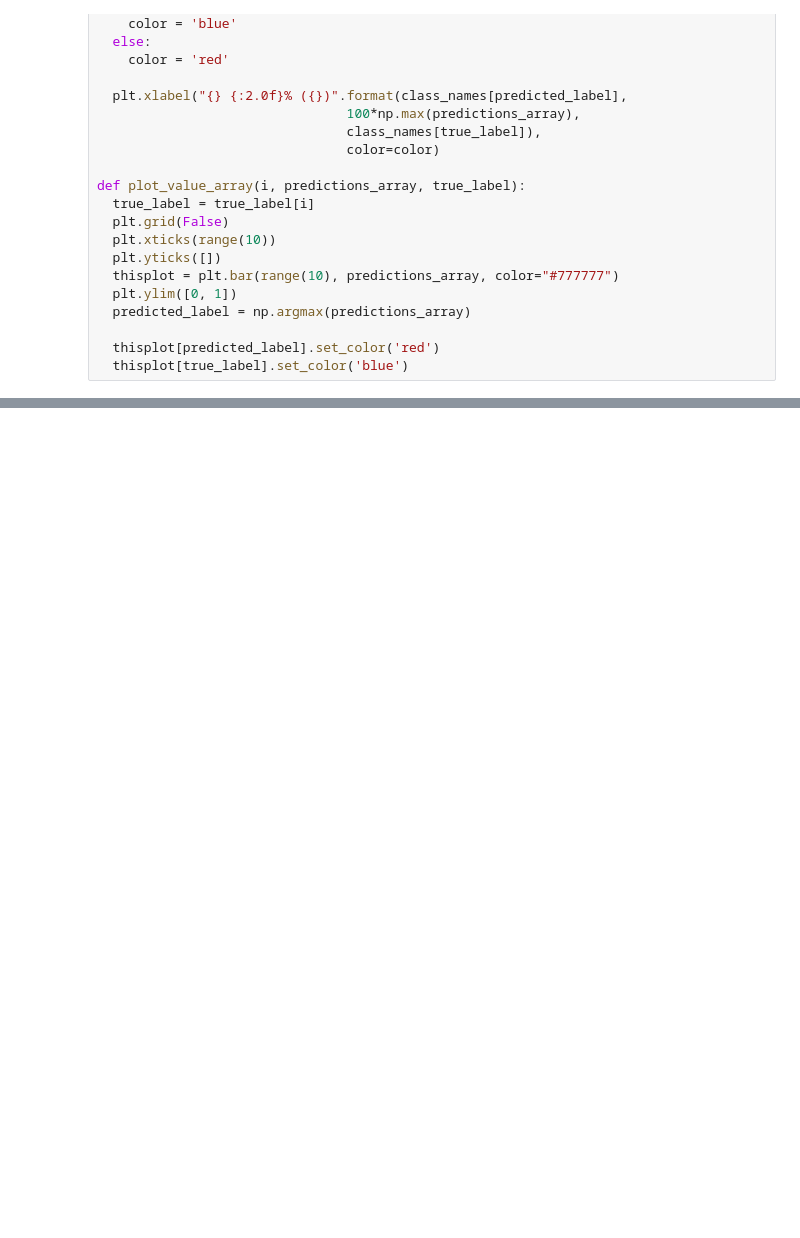
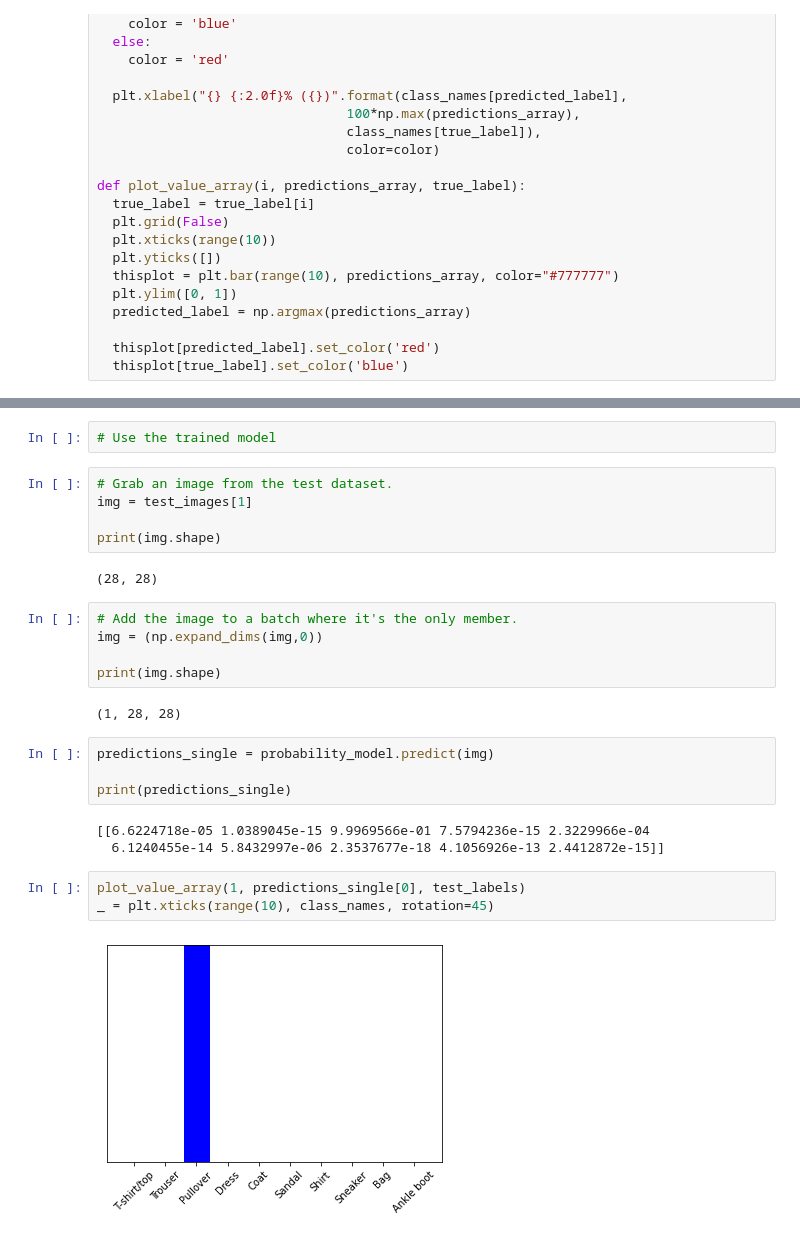
Before and after one commit to FrancaTM/clothing-images-classification, a Jupyter notebook: clothing-images-classification.ipynb, the cells around one changed output, grey strips where cells are left out. Saved outputs shown, nothing was run; the diff lists cells and outputs as text; blank space fills up the shorter version.

Commit message:
use trained model

```diff
--- a/clothing-images-classification.ipynb
+++ b/clothing-images-classification.ipynb
@@ -210,0 +211,28 @@ plt.show()
+# %%
+# Use the trained model
+# %%
+# Grab an image from the test dataset.
+img = test_images[1]
+
+print(img.shape)
+# %% [output]
+(28, 28)
+# %%
+# Add the image to a batch where it's the only member.
+img = (np.expand_dims(img,0))
+
+print(img.shape)
+# %% [output]
+(1, 28, 28)
+# %%
+predictions_single = probability_model.predict(img)
+
+print(predictions_single)
+# %% [output]
+[[6.6224718e-05 1.0389045e-15 9.9969566e-01 7.5794236e-15 2.3229966e-04
+  6.1240455e-14 5.8432997e-06 2.3537677e-18 4.1056926e-13 2.4412872e-15]]
+# %%
+plot_value_array(1, predictions_single[0], test_labels)
+_ = plt.xticks(range(10), class_names, rotation=45)
+# %% [output]
+[figure, added]
```
Also changed, not shown: parts of 7 cells of this notebook.
